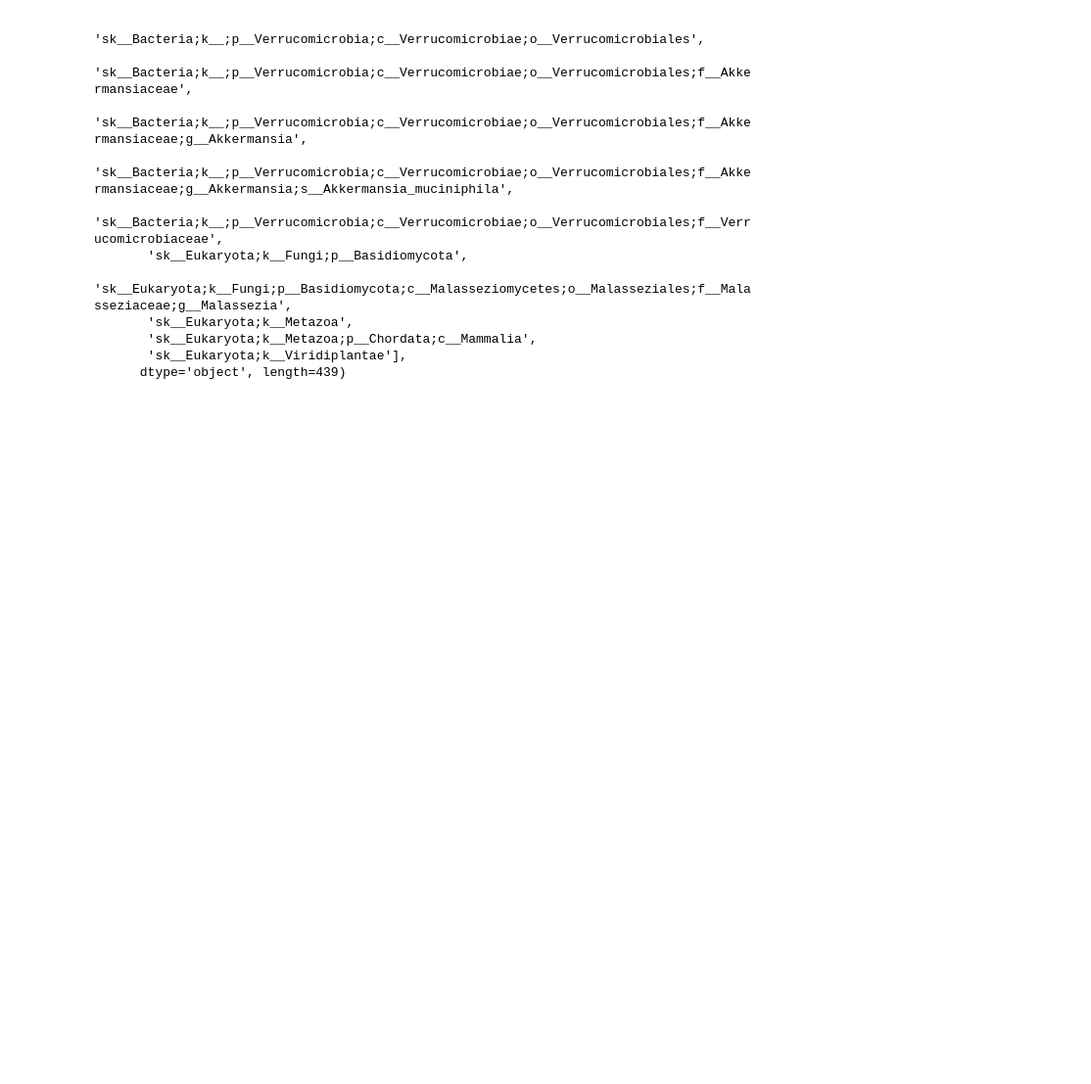
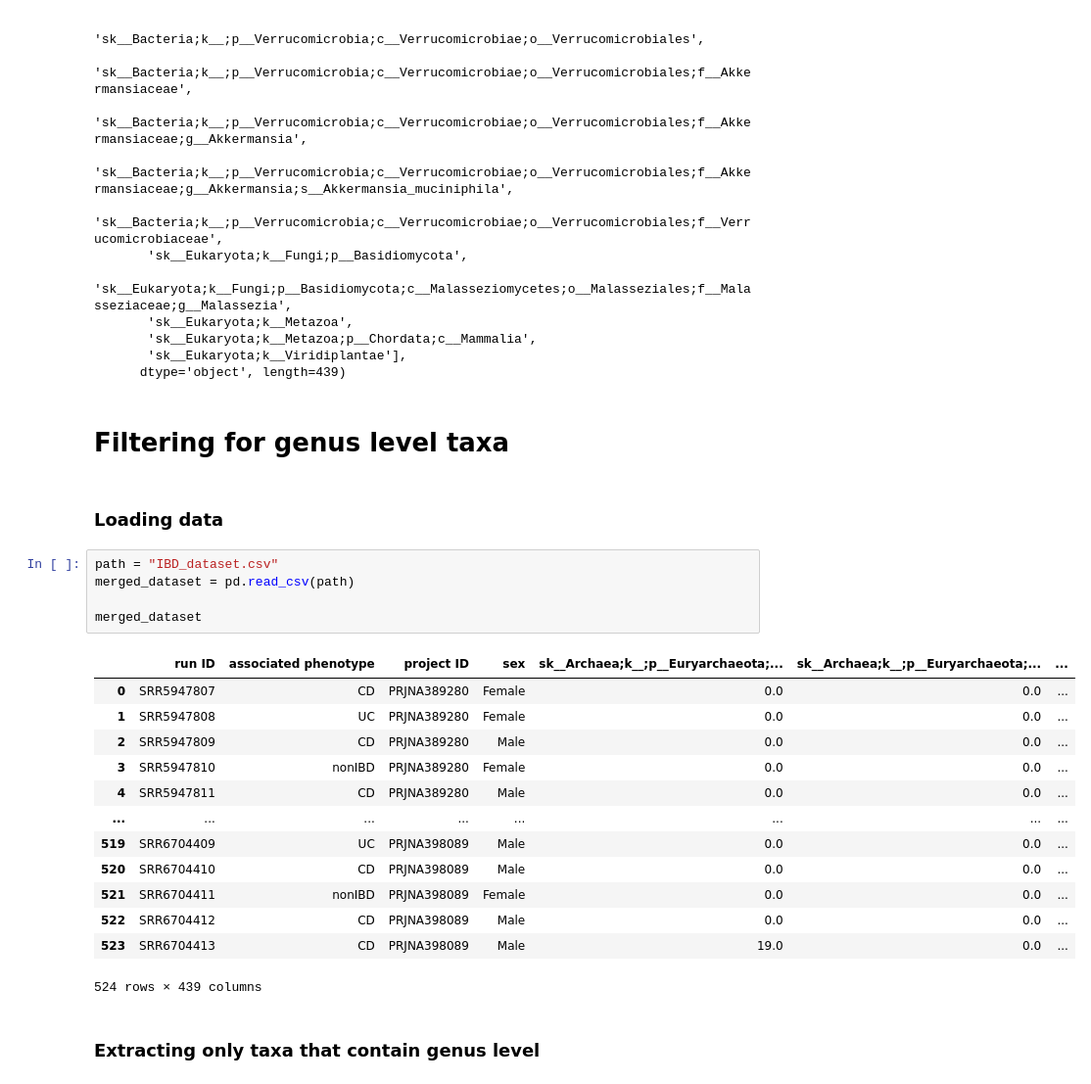
Before and after one commit to edircoli/BECA, a Jupyter notebook: data/MGnify/IBD/IBD_GMrepo.ipynb, the cells around one changed output. Shown at 98% size. Saved outputs shown, nothing was run; the diff lists cells and outputs as text; blank space fills up the shorter version.

```diff
--- a/data/MGnify/IBD/IBD_GMrepo.ipynb
+++ b/data/MGnify/IBD/IBD_GMrepo.ipynb
@@ -96,3 +98,28 @@ Index(['run ID', 'associated phenotype', 'project ID', 'sex',
        'sk__Eukaryota;k__Metazoa;p__Chordata;c__Mammalia',
        'sk__Eukaryota;k__Viridiplantae'],
       dtype='object', length=439)
+# %% [markdown]
+# Filtering for genus level taxa
+# %% [markdown]
+### Loading data
+# %%
+path = "IBD_dataset.csv"
+merged_dataset = pd.read_csv(path)
+
+merged_dataset
+# %% [output]
+|  | run ID | associated phenotype | project ID | sex | sk__Archaea;k__;p__Euryarchaeota;... | sk__Archaea;k__;p__Euryarchaeota;... | ... |
+| 0 | SRR5947807 | CD | PRJNA389280 | Female | 0.0 | 0.0 | ... |
+| 1 | SRR5947808 | UC | PRJNA389280 | Female | 0.0 | 0.0 | ... |
+| 2 | SRR5947809 | CD | PRJNA389280 | Male | 0.0 | 0.0 | ... |
+| 3 | SRR5947810 | nonIBD | PRJNA389280 | Female | 0.0 | 0.0 | ... |
+| 4 | SRR5947811 | CD | PRJNA389280 | Male | 0.0 | 0.0 | ... |
+| ... | ... | ... | ... | ... | ... | ... | ... |
+| 519 | SRR6704409 | UC | PRJNA398089 | Male | 0.0 | 0.0 | ... |
+| 520 | SRR6704410 | CD | PRJNA398089 | Male | 0.0 | 0.0 | ... |
+| 521 | SRR6704411 | nonIBD | PRJNA398089 | Female | 0.0 | 0.0 | ... |
+| 522 | SRR6704412 | CD | PRJNA398089 | Male | 0.0 | 0.0 | ... |
+| 523 | SRR6704413 | CD | PRJNA398089 | Male | 19.0 | 0.0 | ... |
+524 rows × 439 columns
+# %% [markdown]
+### Extracting only taxa that contain genus level
```
Also changed, not shown: parts of 2 cells of this notebook, 50 other files.
